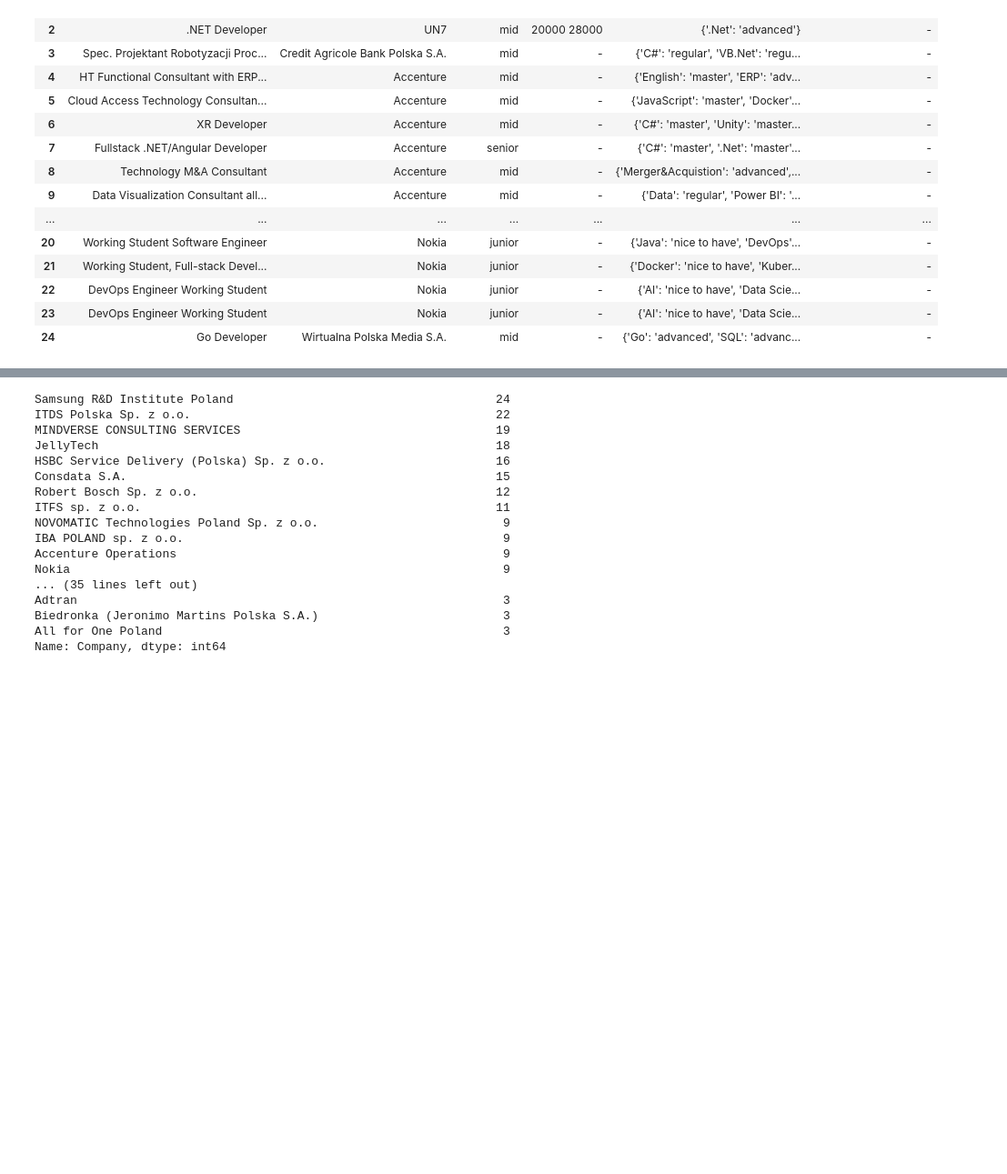
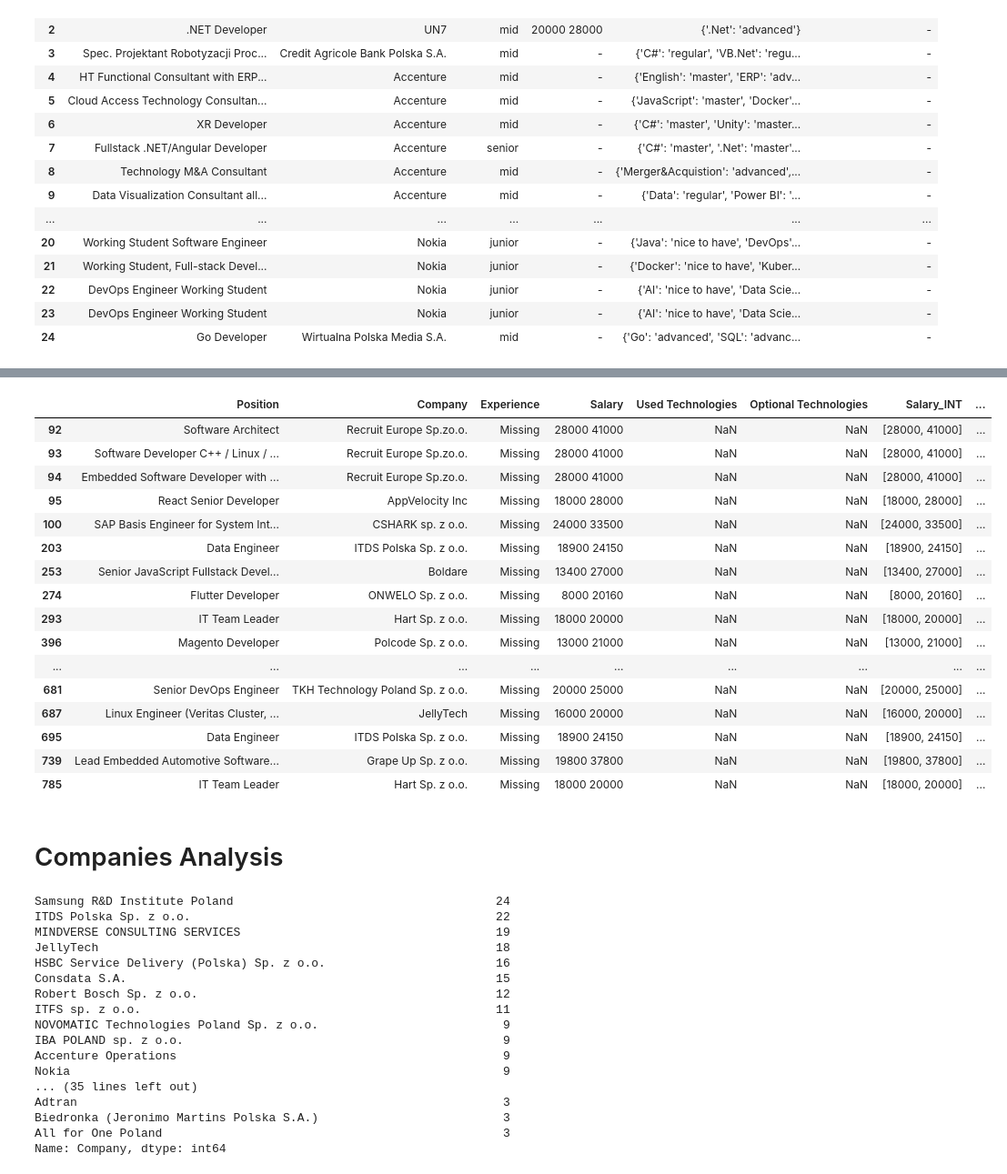
Before and after one commit to Is0meone/IT_Analysis, a Jupyter notebook: data_analysis.ipynb, the cells around one changed output, grey strips where cells are left out. Shown at 91% size. Cells and saved outputs as stored; diff of their text form; code cells hidden in the pictures; blank space fills up the shorter version.

```diff
--- a/data_analisys.ipynb
+++ b/data_analysis.ipynb
@@ -29,3 +186,25 @@ jobs_df[:25]
+# %%
+jobs_df[(jobs_df['Salary_Avg'] > 10000) & (~jobs_df['Experience'].isin(['senior','Senior', 'mid','Mid','Senior','expert','ekspert','dyrektor','menedżer','manager / supervisor', 'manager / supervisor, team manager', 'kierownik / koordynator','kierownik / koordynator, menedżer']))] #jobs_df['Salary_Avg'].notna() &
+# %% [output]
+|  | Position | Company | Experience | Salary | Used Technologies | Optional Technologies | Salary_INT | ... |
+| 92 | Software Architect | Recruit Europe Sp.zo.o. | Missing | 28000 41000 | NaN | NaN | [28000, 41000] | ... |
+| 93 | Software Developer C++ / Linux / ... | Recruit Europe Sp.zo.o. | Missing | 28000 41000 | NaN | NaN | [28000, 41000] | ... |
+| 94 | Embedded Software Developer with ... | Recruit Europe Sp.zo.o. | Missing | 28000 41000 | NaN | NaN | [28000, 41000] | ... |
+| 95 | React Senior Developer | AppVelocity Inc | Missing | 18000 28000 | NaN | NaN | [18000, 28000] | ... |
+| 100 | SAP Basis Engineer for System Int... | CSHARK sp. z o.o. | Missing | 24000 33500 | NaN | NaN | [24000, 33500] | ... |
+| 203 | Data Engineer | ITDS Polska Sp. z o.o. | Missing | 18900 24150 | NaN | NaN | [18900, 24150] | ... |
+| 253 | Senior JavaScript Fullstack Devel... | Boldare | Missing | 13400 27000 | NaN | NaN | [13400, 27000] | ... |
+| 274 | Flutter Developer | ONWELO Sp. z o.o. | Missing | 8000 20160 | NaN | NaN | [8000, 20160] | ... |
+| 293 | IT Team Leader | Hart Sp. z o.o. | Missing | 18000 20000 | NaN | NaN | [18000, 20000] | ... |
+| 396 | Magento Developer | Polcode Sp. z o.o. | Missing | 13000 21000 | NaN | NaN | [13000, 21000] | ... |
+| ... | ... | ... | ... | ... | ... | ... | ... | ... |
+| 681 | Senior DevOps Engineer | TKH Technology Poland Sp. z o.o. | Missing | 20000 25000 | NaN | NaN | [20000, 25000] | ... |
+| 687 | Linux Engineer (Veritas Cluster, ... | JellyTech | Missing | 16000 20000 | NaN | NaN | [16000, 20000] | ... |
+| 695 | Data Engineer | ITDS Polska Sp. z o.o. | Missing | 18900 24150 | NaN | NaN | [18900, 24150] | ... |
+| 739 | Lead Embedded Automotive Software... | Grape Up Sp. z o.o. | Missing | 19800 37800 | NaN | NaN | [19800, 37800] | ... |
+| 785 | IT Team Leader | Hart Sp. z o.o. | Missing | 18000 20000 | NaN | NaN | [18000, 20000] | ... |
+# %% [markdown]
+# Companies Analysis
 # %%
 company_counts = jobs_df['Company'].value_counts()
 # filtered_companies = company_counts[company_counts >= 3].index.tolist()
```
Also changed, not shown: parts of 25 cells of this notebook.
